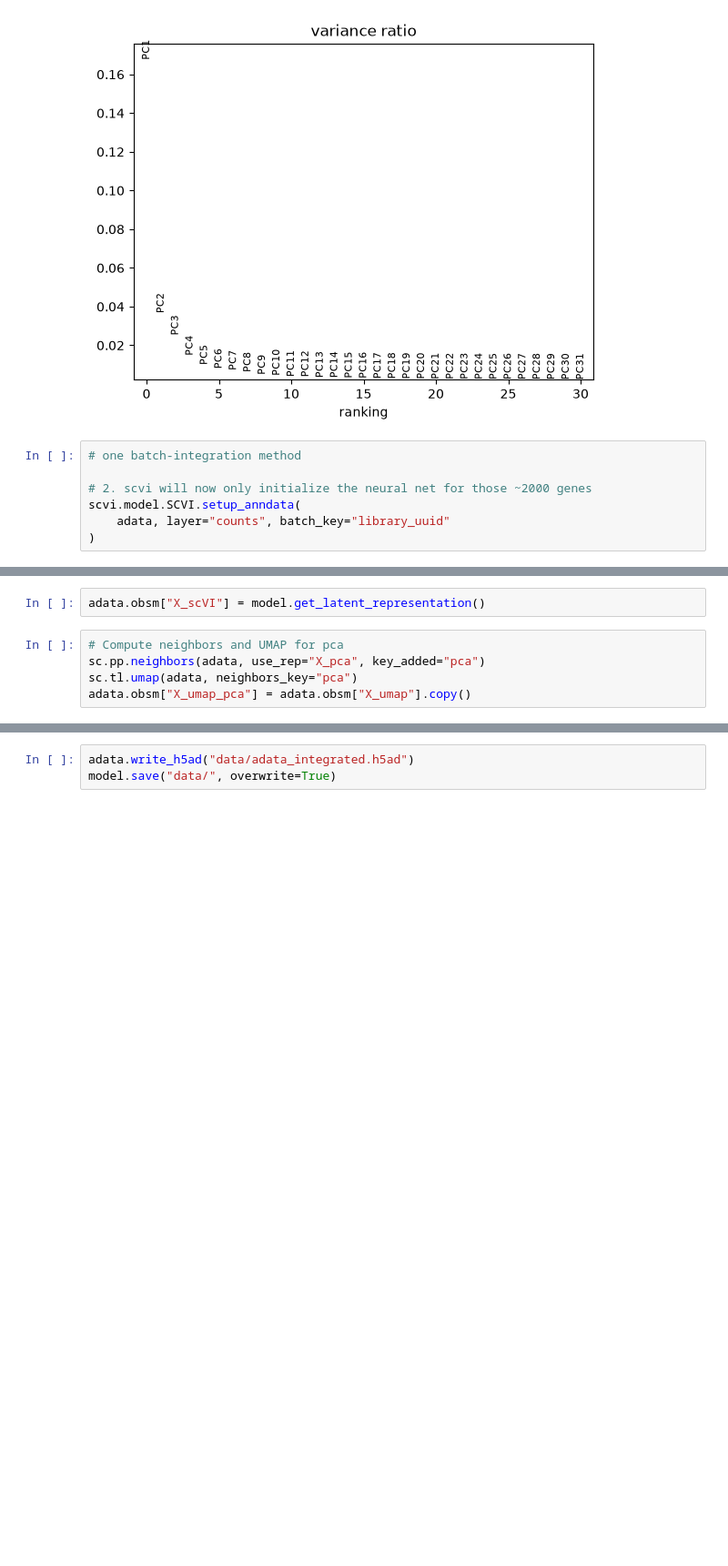
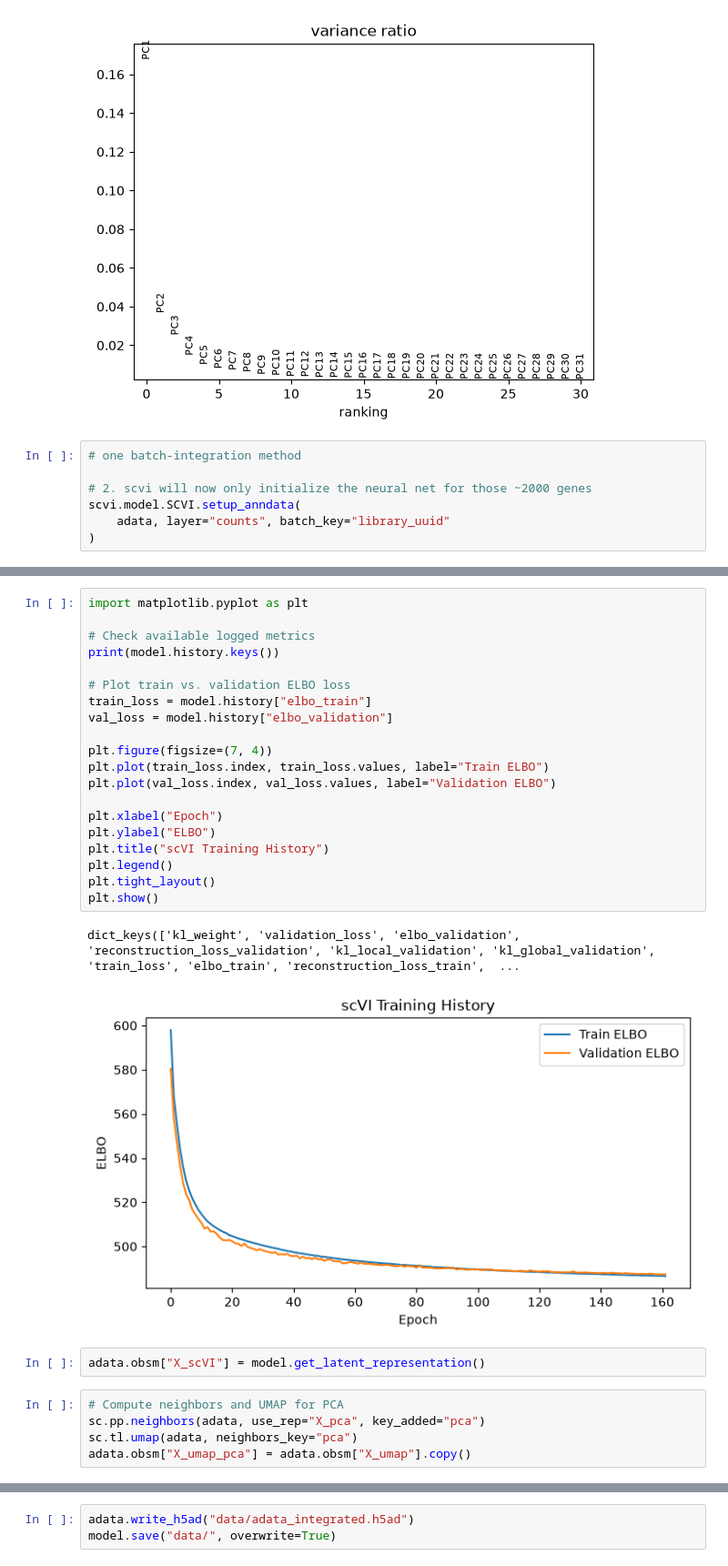
Before and after one commit to Melirie/ramming_lab_code, a Jupyter notebook: 01_standard_sc_workflow.ipynb, the cells around one changed output, grey strips where cells are left out. Shown at 91% size. Cells and saved outputs as stored; diff of their text form; blank space fills up the shorter version.

```diff
--- a/01_standard_sc_workflow.ipynb
+++ b/01_standard_sc_workflow.ipynb
@@ -161,7 +162,30 @@ TPU available: False, using: 0 TPU cores
+# %%
+import matplotlib.pyplot as plt
+
+# Check available logged metrics
+print(model.history.keys())
+
+# Plot train vs. validation ELBO loss
+train_loss = model.history["elbo_train"]
+val_loss = model.history["elbo_validation"]
+
+plt.figure(figsize=(7, 4))
+plt.plot(train_loss.index, train_loss.values, label="Train ELBO")
+plt.plot(val_loss.index, val_loss.values, label="Validation ELBO")
+
+plt.xlabel("Epoch")
+plt.ylabel("ELBO")
+plt.title("scVI Training History")
+plt.legend()
+plt.tight_layout()
+plt.show()
+# %% [output]
+dict_keys(['kl_weight', 'validation_loss', 'elbo_validation', 'reconstruction_loss_validation', 'kl_local_validation', 'kl_global_validation', 'train_loss', 'elbo_train', 'reconstruction_loss_train',  ...
+[figure, added]
 # %%
 adata.obsm["X_scVI"] = model.get_latent_representation()
 # %%
-# Compute neighbors and UMAP for pca
+# Compute neighbors and UMAP for PCA
 sc.pp.neighbors(adata, use_rep="X_pca", key_added="pca")
 sc.tl.umap(adata, neighbors_key="pca")
 adata.obsm["X_umap_pca"] = adata.obsm["X_umap"].copy()
```
Also changed, not shown: parts of 3 cells of this notebook, 2 other files.
